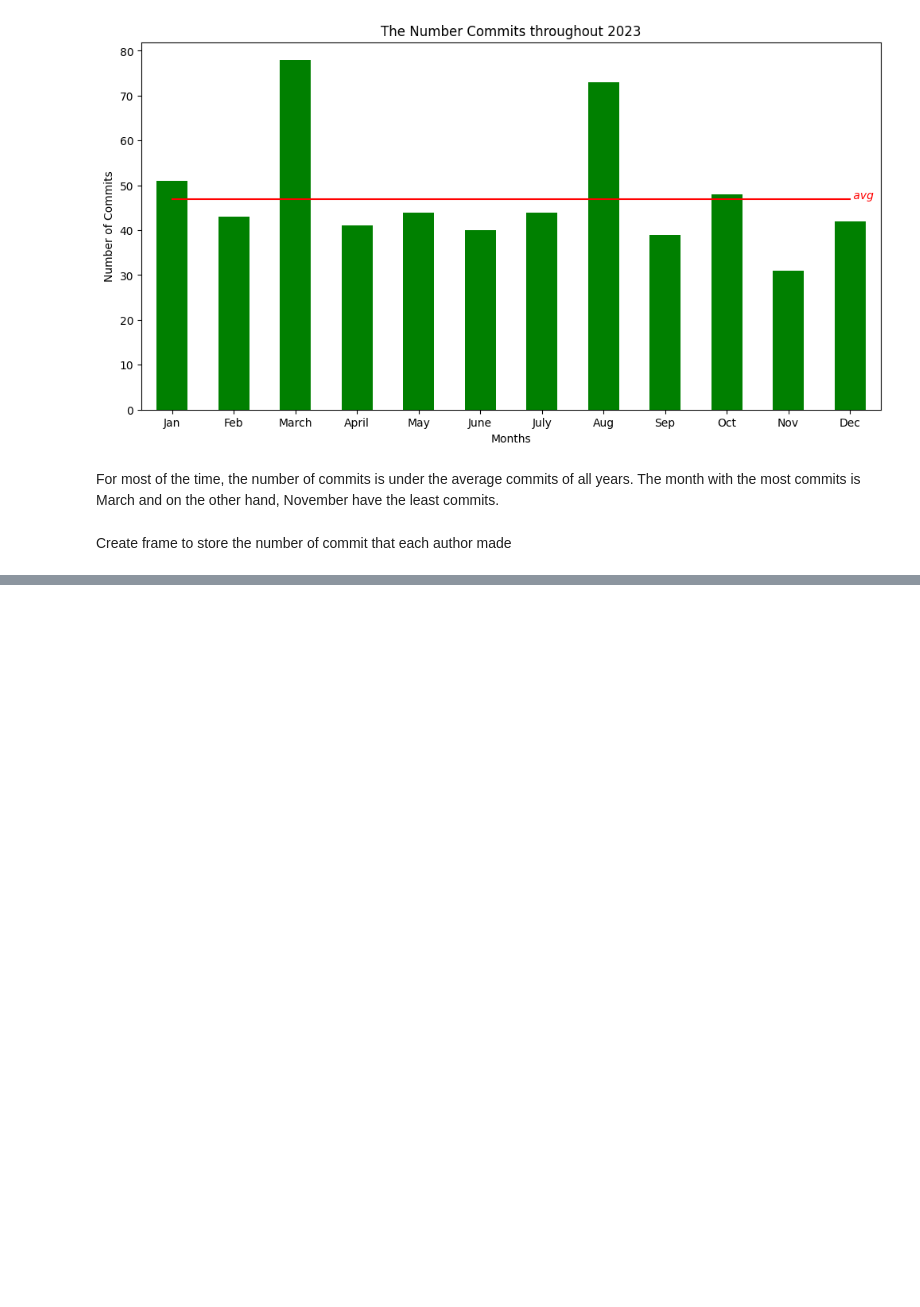
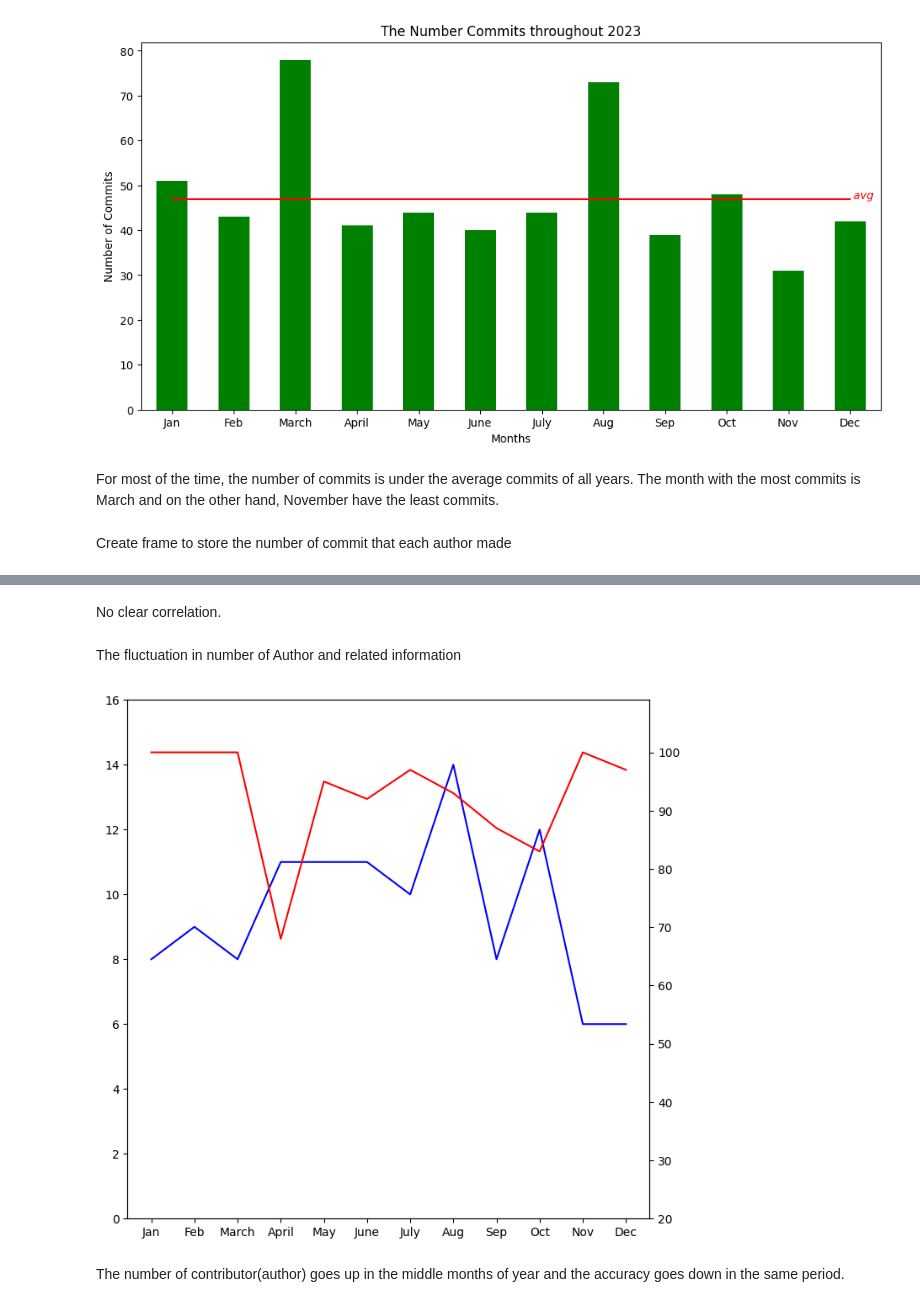
Before and after one commit to Linhcodelinhtinh/Data_Processing, a Jupyter notebook: something/DataProcessing.ipynb, the cells around one changed output, grey strips where cells are left out. Drawn from its saved outputs; the diff is of its cells as text; code cells hidden in the pictures; blank space fills up the shorter version.

```diff
--- a/something/DataProcessing.ipynb
+++ b/something/DataProcessing.ipynb
@@ -185,0 +227,26 @@ commits_by_month
+# %% [markdown]
+No clear correlation.
+# %% [markdown]
+The fluctuation in number of Author and related information
+# %%
+i = 1
+number_of_author = pd.Series([0 for j in range(12)])
+for index in author_by_month.index:
+    if i in index:
+        number_of_author[i-1] +=1
+    elif i not in index:
+        i += 1
+        number_of_author[i-1] +=1
+number_of_author.index = ['Jan', 'Feb', 'March', 'April', 'May', 'June', 'July', 'Aug', 'Sep', 'Oct', 'Nov', 'Dec']
+fig, ax1 = plt.subplots(figsize=(8, 8))
+ax2 = ax1.twinx()
+ax1.set_ylim([0, 16])
+ax2.set_ylim([20, 109])
+ax1.plot(number_of_author, color='blue')
+ax2.plot(accuracy_by_month, color='red')
+# number_of_author.plot.bar(figsize = (12,6) ,color=['green'])
+plt.show()
+# %% [output]
+[figure, added]
+# %% [markdown]
+The number of contributor(author) goes up in the middle months of year and the accuracy goes down in the same period.
```
Also changed, not shown: parts of 7 cells of this notebook, 3 other files.
